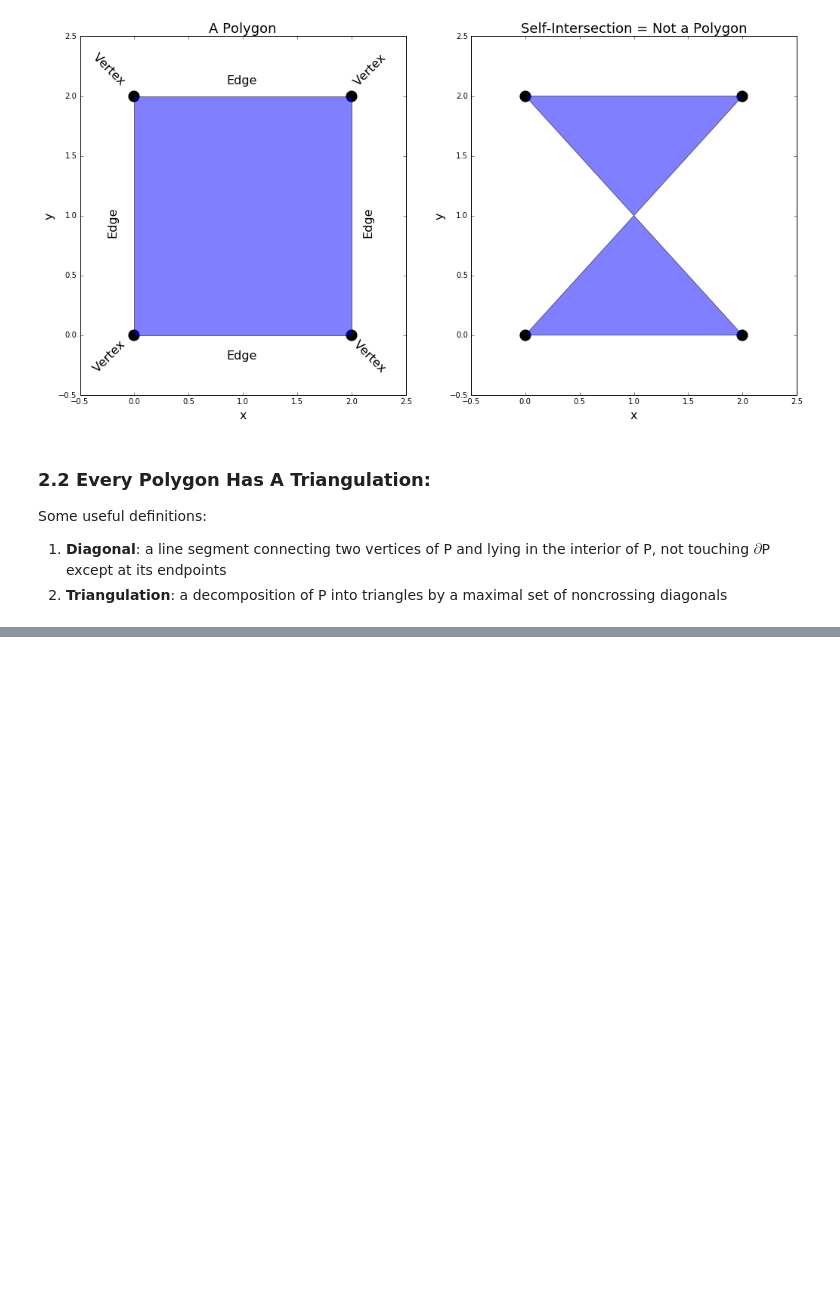
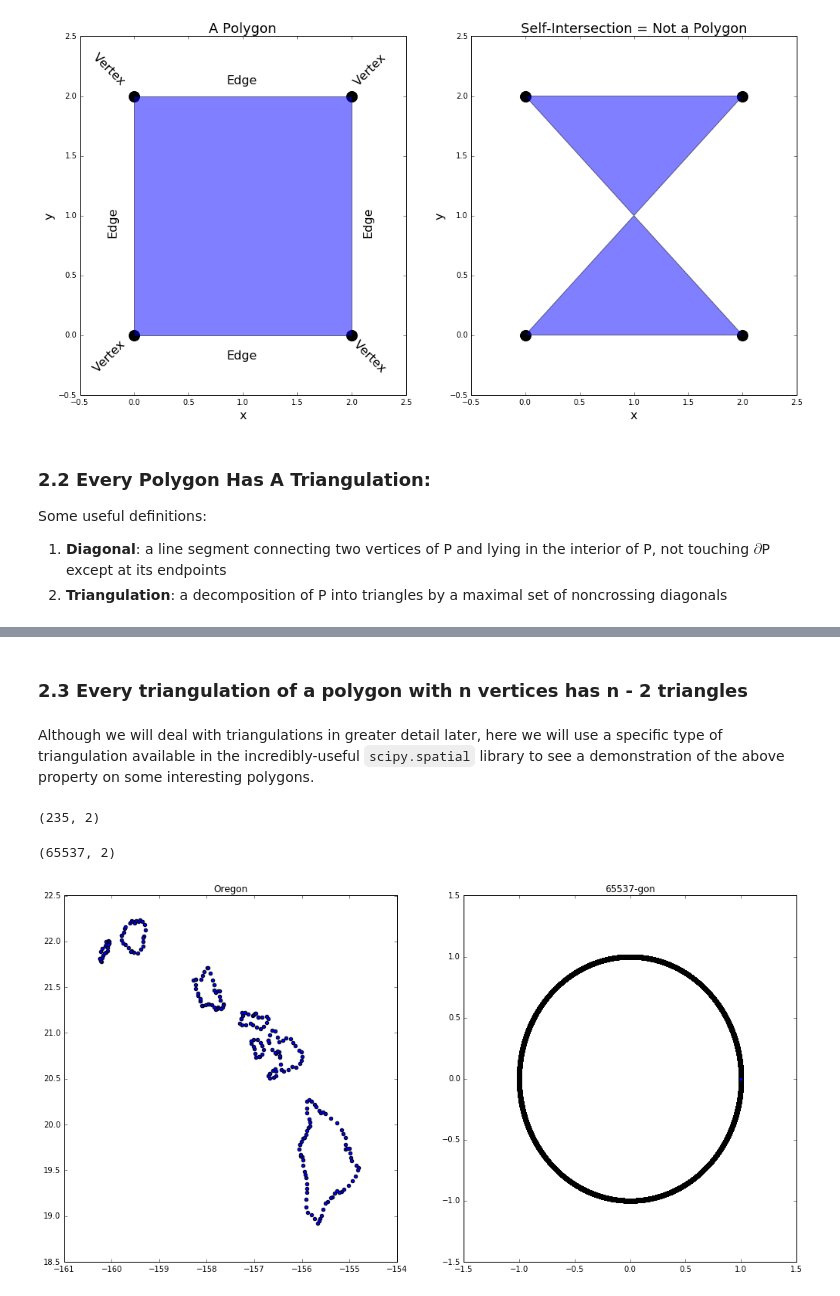
Before and after one commit to tylerjereddy/pycon-2016, a Jupyter notebook: computational_geometry_tutorial.ipynb, the cells around one changed output, grey strips where cells are left out. Saved outputs shown, nothing was run; the diff lists cells and outputs as text; code cells hidden in the pictures; blank space fills up the shorter version.

Commit message:
Initial efforts on section 2.3 (Every triangulation of a polygon with n vertices has n - 2 triangles). Have not managed to properly extract Oregon perimeter coords from shapefile data yet though.

```diff
--- a/computational_geometry_tutorial.ipynb
+++ b/computational_geometry_tutorial.ipynb
@@ -110,0 +111,40 @@ def polygon_sweep(y_value_p1, y_value_p2, new_diagonal_p2):
+# %% [markdown]
+### 2.3 Every triangulation of a polygon with n vertices has n - 2 triangles
+# %% [markdown]
+Although we will deal with triangulations in greater detail later, here we will use a specific type of triangulation available in the incredibly-useful `scipy.spatial` library to see a demonstration of the above property on some interesting polygons.
+# %%
+import shapefile #Python pyshp library
+sf = shapefile.Reader("shapefiles/cb_2015_us_state_20m.shp") #a pain to figure out where / how to download these from Government websites
+len(sf.shapes())
+sf.records() #Oregon seems to be 41
+shape_instance = sf.shapes()[41]
+Oregon_perimeter = np.array(shape_instance.points) #need to check that this is really Oregon!!
+Oregon_perimeter.shape
+# %% [output]
+(235, 2)
+# %%
+def generate_regular_polygon_vertices(r, n_vertices):
+    iteration_values = np.arange(n_vertices)
+    angles = 2 * math.pi * iteration_values / float(n_vertices)
+    x_coords = r * np.cos(angles)
+    y_coords = r * np.sin(angles)
+    polygon_coords = np.stack((x_coords, y_coords), axis=-1)
+    return polygon_coords
+
+#generate the 65537-gon, which Hermes worked on for 10 years in a 200-page manuscript
+polygon_Hermes = generate_regular_polygon_vertices(1.0, 65537)
+polygon_Hermes.shape
+# %% [output]
+(65537, 2)
+# %%
+#plot the polygons of interest with interactive widget(s) for triangulation, etc.
+fig_2_3 = plt.figure()
+ax1 = fig_2_3.add_subplot(121)
+ax1.scatter(Oregon_perimeter[...,0], Oregon_perimeter[...,1])
+ax1.set_title('Oregon')
+ax2 = fig_2_3.add_subplot(122)
+ax2.scatter(polygon_Hermes[...,0], polygon_Hermes[...,1])
+ax2.set_title('65537-gon')
+fig_2_3.set_size_inches(17,8.5)
+# %% [output]
+[figure, added]
```
Also changed, not shown: parts of 1 cell of this notebook, 9 other files.
